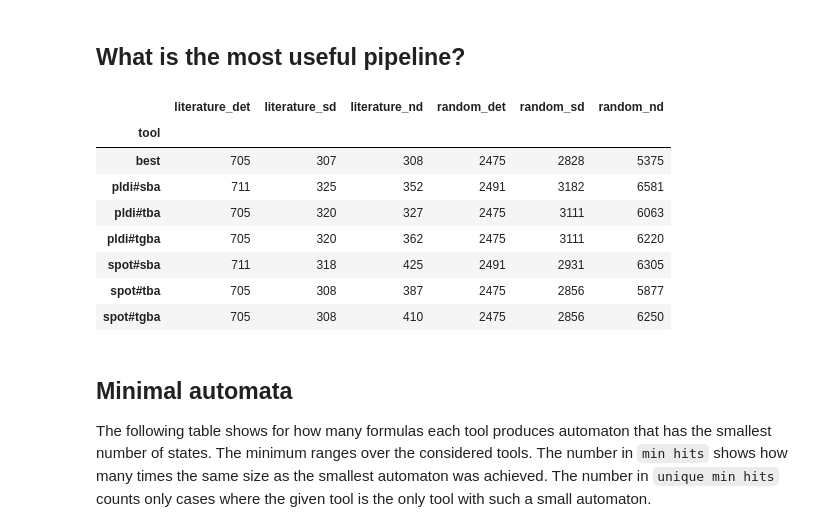
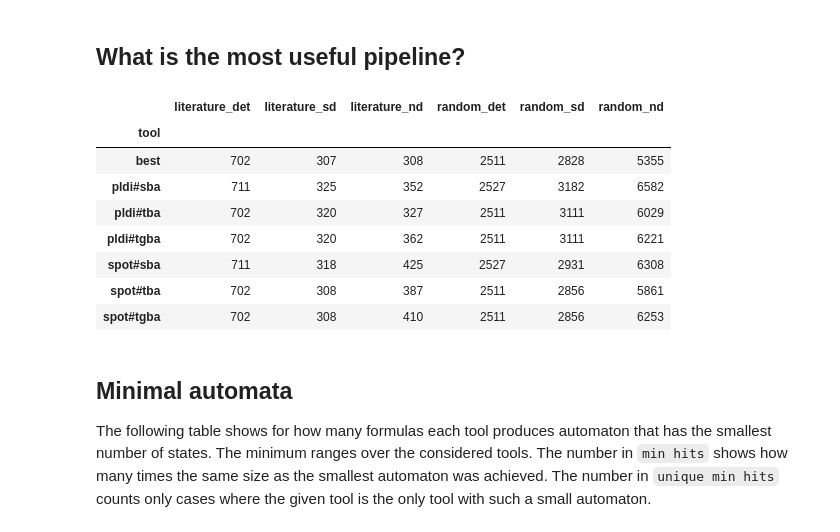
Before and after one commit to psimovec/seminator-evaluation, a Jupyter notebook: complement/Seminator_variants.ipynb, the cells around one changed output. Cells and saved outputs as stored; diff of their text form; code cells hidden in the pictures.

Commit message:
Update Seminator_variants data

```diff
--- a/complement/Seminator_variants.ipynb
+++ b/complement/Seminator_variants.ipynb
@@ -1,38 +1,10 @@
 # %%
 import pandas as pd
+pd.set_option("precision", 0)
 
-from ltlcross_wrapper import Modulizer, ResAnalyzer
+from ltlcross_wrapper import Modulizer, ResAnalyzer, gather_cumulative, gather_mins
 from tools_seminator_variants import tools
 from tools import benchmark_names as names
 # %%
 res_dir = "data.seminator_variants"
 !mkdir -p {res_dir}
-# %%
-def gather_cumulative(benchmarks, tools=None, transpose=True, **kwargs):
-    data = pd.DataFrame()
-    for (name,b) in benchmarks.items():
-        tmp = pd.DataFrame(b.cumulative(tool_set=tools, highlight=False, **kwargs))
-        tmp.columns = [name]
-        data = data.append(tmp.transpose())
-    if transpose:
-        return data.transpose().style.apply(highlight_min, axis=0)
-    else:
-        return data.style.apply(highlight_min, axis=1)
-
-def gather_mins(benchmarks, tools=None, transpose=True):
-    data = pd.DataFrame()
-    for (name,b) in benchmarks.items():
-        tmp = b.min_counts(tool_set=tools, restrict_tools=True)
-        tmp.columns = pd.MultiIndex.from_tuples([(name, c) for c in tmp.columns])
-        data = data.append(tmp.transpose(),sort=False).fillna(0)
-    if transpose:
-        return data.transpose().style.apply(highlight_max, axis=0)
-    return data.style.apply(highlight_max, axis=1)
-
-def highlight_min(s):
-    is_min = s == s.min()
-    return ['background-color: lightgreen' if v else '' for v in is_min]
-
-def highlight_max(s):
-    is_max = s == s.max()
-    return ['background-color: lightgreen' if v else '' for v in is_max]
@@ -57,17 +32,17 @@ for name in names:
     b.name = name
     benchmarks[name] = b
 # %%
-gather_cumulative(benchmarks, tools=["best"] + tool_set)
+gather_cumulative(benchmarks, tool_set=["best"] + tool_set)
 # %% [output]
 |  | literature_det | literature_sd | literature_nd | random_det | random_sd | random_nd |
 | tool |  |  |  |  |  |  |
-| best | 705 | 307 | 308 | 2475 | 2828 | 5375 |
-| pldi#sba | 711 | 325 | 352 | 2491 | 3182 | 6581 |
-| pldi#tba | 705 | 320 | 327 | 2475 | 3111 | 6063 |
-| pldi#tgba | 705 | 320 | 362 | 2475 | 3111 | 6220 |
-| spot#sba | 711 | 318 | 425 | 2491 | 2931 | 6305 |
-| spot#tba | 705 | 308 | 387 | 2475 | 2856 | 5877 |
-| spot#tgba | 705 | 308 | 410 | 2475 | 2856 | 6250 |
+| best | 702 | 307 | 308 | 2511 | 2828 | 5355 |
+| pldi#sba | 711 | 325 | 352 | 2527 | 3182 | 6582 |
+| pldi#tba | 702 | 320 | 327 | 2511 | 3111 | 6029 |
+| pldi#tgba | 702 | 320 | 362 | 2511 | 3111 | 6221 |
+| spot#sba | 711 | 318 | 425 | 2527 | 2931 | 6308 |
+| spot#tba | 702 | 308 | 387 | 2511 | 2856 | 5861 |
+| spot#tgba | 702 | 308 | 410 | 2511 | 2856 | 6253 |
 # %% [markdown]
 ## Minimal automata
 The following table shows for how many formulas each tool produces automaton that has the smallest number of states. The minimum ranges over the considered tools. The number in `min hits` shows how many times the same size as the smallest automaton was achieved. The number in `unique min hits` counts only cases where the given tool is the only tool with such a small automaton.
```
Also changed, not shown: parts of 10 cells of this notebook, 8 other files.
